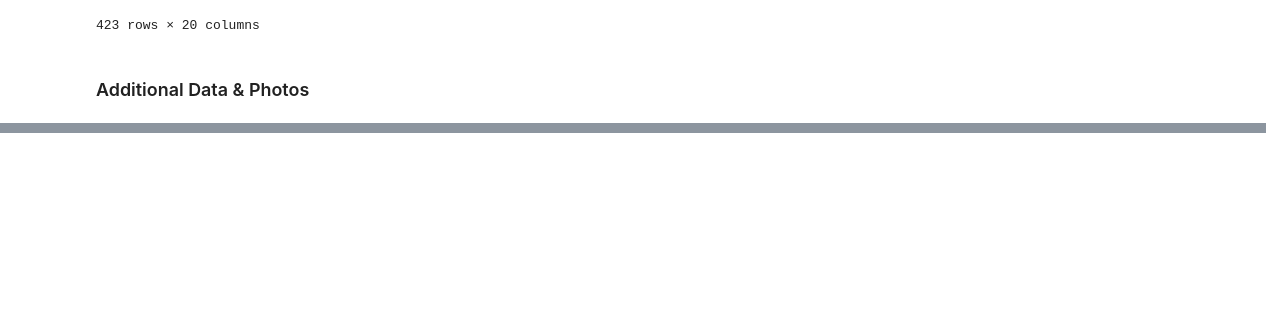
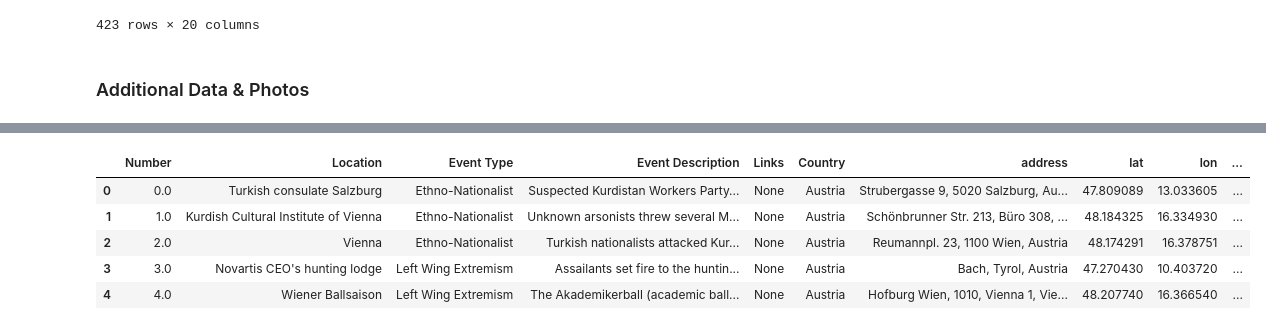
Before and after one commit to cankadir/Radical_Project, a Jupyter notebook: PY/230520_Data_Correction.ipynb, the cells around one changed output, grey strips where cells are left out. Drawn from its saved outputs; the diff is of its cells as text; code cells hidden in the pictures; blank space fills up the shorter version.

```diff
--- a/PY/230520_Data_Correction.ipynb
+++ b/PY/230520_Data_Correction.ipynb
@@ -211,7 +220,0 @@ ax.axis('off');
-# %%
-add_data = add_data.join(
-    gpd.sjoin( world[['NAME','geometry']] , add_geo_data , how='inner' , predicate='intersects' )[['uid','NAME']].set_index('uid') ,
-    on='uid'
-)
-
-add_data.sample( 3 )
@@ -222,0 +221,18 @@ add_data.sample( 3 )
+# %%
+add_data.columns = add_data.columns.str.replace('Name of Deradicalization Program','Program Name')
+add_data.columns = add_data.columns.str.replace('Address','address')
+add_data.columns = add_data.columns.str.strip()
+
+add_data['Image 1'] = add_data['Image 1'].astype(str).str.split('.').str[0]
+add_data['Image 2'] = add_data['Image 2'].astype(str).str.split('.').str[0]
+add_data['Image 3'] = add_data['Image 3'].astype(str).str.split('.').str[0]
+
+total_data = pd.concat( [data,add_data] , axis=0 )
+total_data.head()
+# %% [output]
+|  | Number | Location | Event Type | Event Description | Links | Country | address | lat | lon | ... |
+| 0 | 0.0 | Turkish consulate Salzburg | Ethno-Nationalist | Suspected Kurdistan Workers Party... | None | Austria | Strubergasse 9, 5020 Salzburg, Au... | 47.809089 | 13.033605 | ... |
+| 1 | 1.0 | Kurdish Cultural Institute of Vienna | Ethno-Nationalist | Unknown arsonists threw several M... | None | Austria | Schönbrunner Str. 213, Büro 308, ... | 48.184325 | 16.334930 | ... |
+| 2 | 2.0 | Vienna | Ethno-Nationalist | Turkish nationalists attacked Kur... | None | Austria | Reumannpl. 23, 1100 Wien, Austria | 48.174291 | 16.378751 | ... |
+| 3 | 3.0 | Novartis CEO's hunting lodge | Left Wing Extremism | Assailants set fire to the huntin... | None | Austria | Bach, Tyrol, Austria | 47.270430 | 10.403720 | ... |
+| 4 | 4.0 | Wiener Ballsaison | Left Wing Extremism | The Akademikerball (academic ball... | None | Austria | Hofburg Wien, 1010, Vienna 1, Vie... | 48.207740 | 16.366540 | ... |
```
Also changed, not shown: parts of 7 cells of this notebook, 6 other files.
